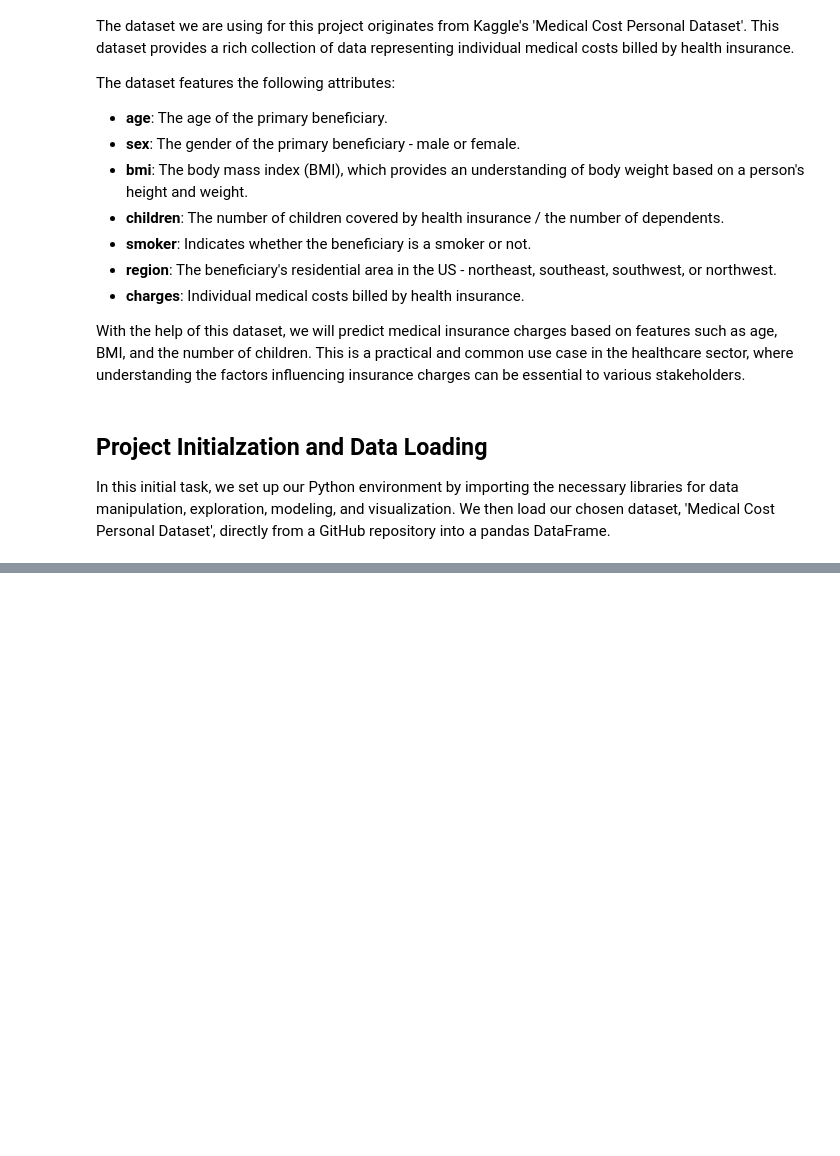
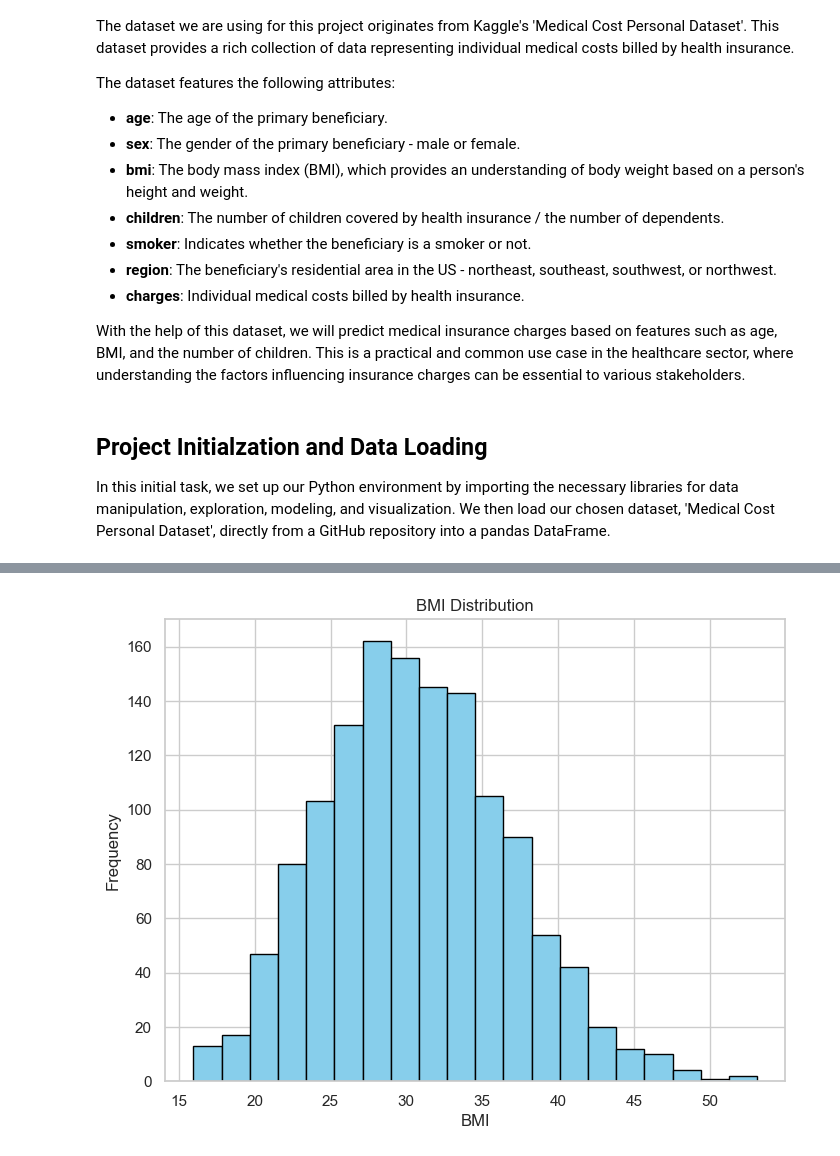
Before and after one commit to Bencool/MBA6636-Business-Analytics, a Jupyter notebook: research/I04 Naive Bayes & Linear Regression/0701 I04 Linear Regression Bin Liao.ipynb, the cells around one changed output, grey strips where cells are left out. Drawn from its saved outputs; the diff is of its cells as text; code cells hidden in the pictures; blank space fills up the shorter version.

```diff
--- a/research/I04 Naive Bayes & Linear Regression/0701 I04 Linear Regression Bin Liao.ipynb
+++ b/research/I04 Naive Bayes & Linear Regression/0701 I04 Linear Regression Bin Liao.ipynb
@@ -65,0 +185,10 @@ def download_and_load_data(file_name, url):
+# %%
+# BMI Distribution of the medical cost dataset
+plt.figure(figsize=(8, 6))
+plt.hist(medical_cost_df['bmi'], bins=20, edgecolor='black',  color='skyblue')
+plt.xlabel('BMI')
+plt.ylabel('Frequency')
+plt.title('BMI Distribution')
+plt.show()
+# %% [output]
+[figure, added]
```
Also changed, not shown: parts of 37 cells of this notebook, 2 other files.
